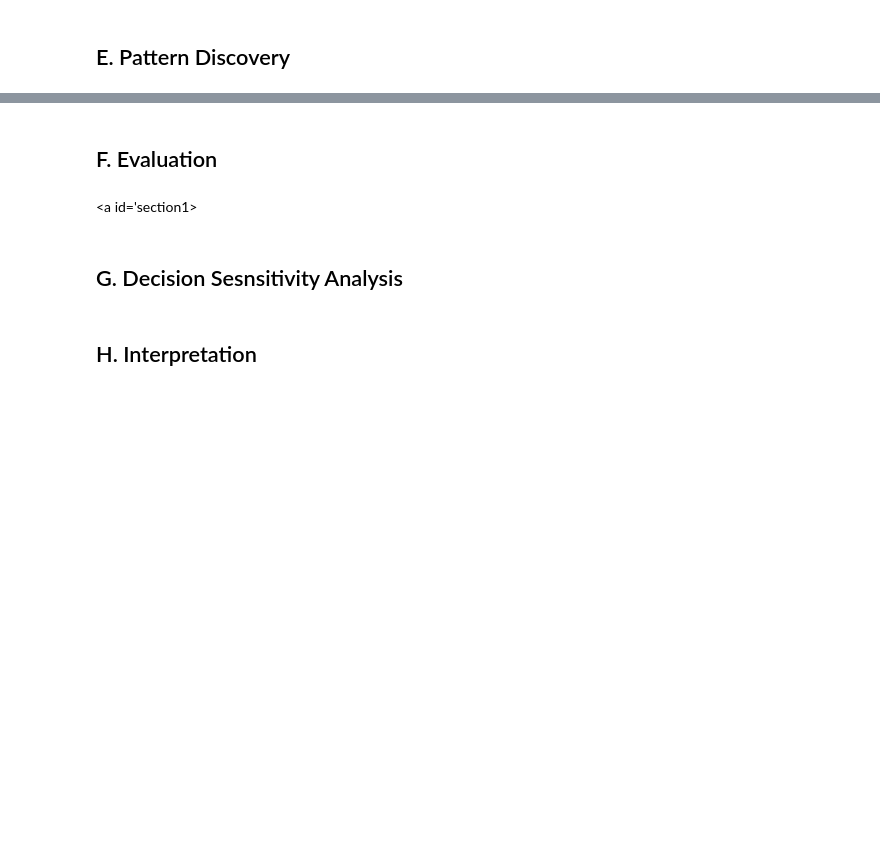
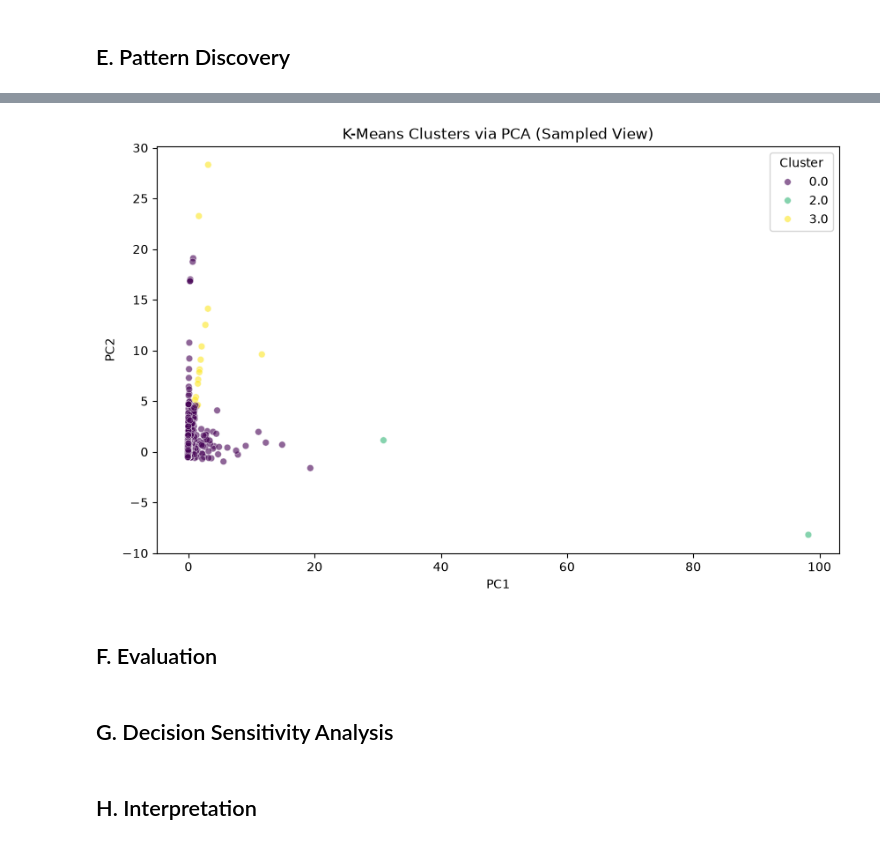
Before and after one commit to mangabe16/steam-developer-career-patterns, a Jupyter notebook: submission.ipynb, the cells around one changed output, grey strips where cells are left out. Cells and saved outputs as stored; diff of their text form; code cells hidden in the pictures; blank space fills up the shorter version.

```diff
--- a/submission.ipynb
+++ b/submission.ipynb
@@ -395,8 +515,23 @@ Support website
+# %%
+# Sample 10,000 games for cleaner plotting
+plot_sample = plot_df.sample(n=10000, random_state=42)
+
+plt.figure(figsize=(10, 6))
+sns.scatterplot(
+    x='PC1', y='PC2',
+    hue='Cluster',
+    data=plot_sample,
+    palette='viridis',
+    alpha=0.6,
+    s=30
+)
+plt.title('K-Means Clusters via PCA (Sampled View)')
+plt.show()
+# %% [output]
+[figure, added]
 # %% [markdown]
 ## F. Evaluation
-# %% [markdown]
-<a id='section1></a>
 # %% [markdown]
-## G. Decision Sesnsitivity Analysis
+## G. Decision Sensitivity Analysis
 # %% [markdown]
 ## H. Interpretation
```
Also changed, not shown: parts of 50 cells of this notebook, 1 other file.
